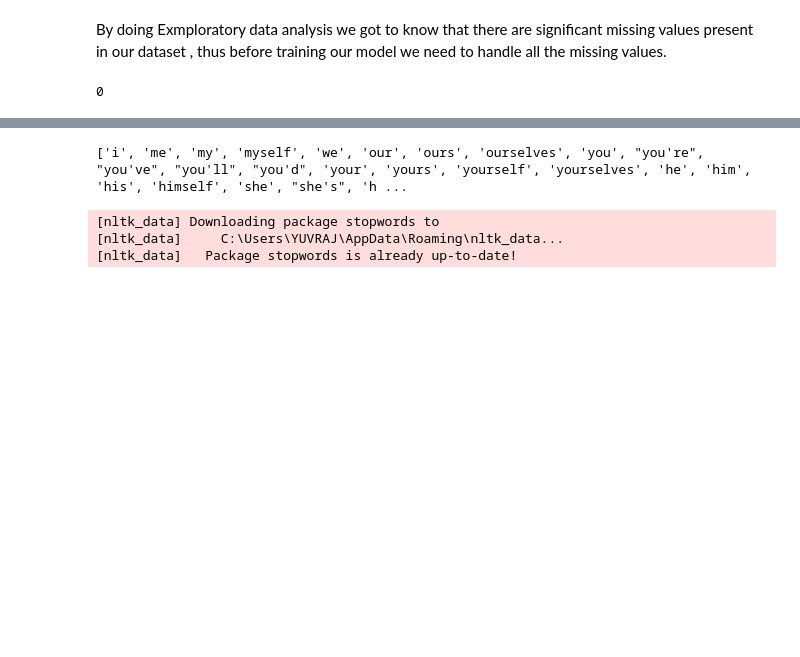
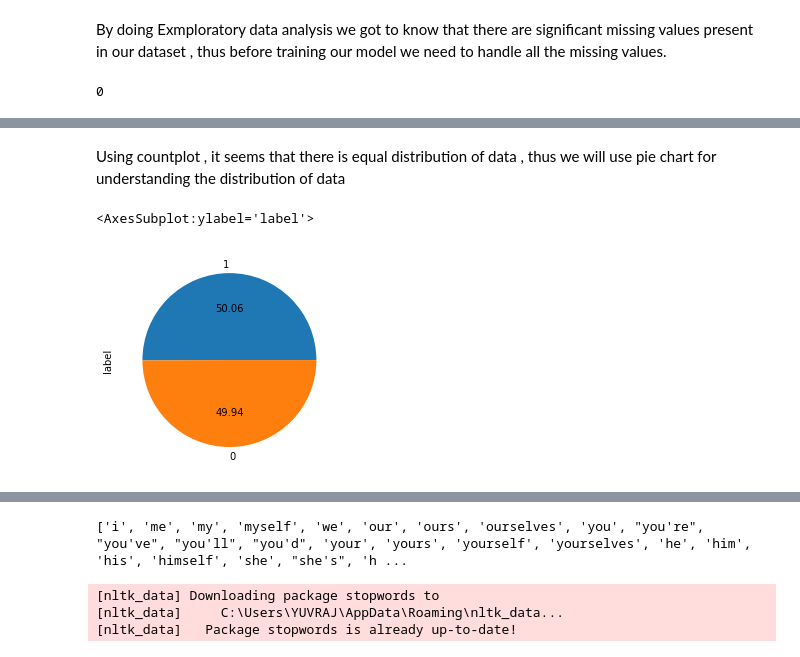
Before and after one commit to SinghYuvraj01/Fake-News-Detection, a Jupyter notebook: Code.ipynb, the cells around one changed output, grey strips where cells are left out. Saved outputs shown, nothing was run; the diff lists cells and outputs as text; code cells hidden in the pictures; blank space fills up the shorter version.

```diff
--- a/Code.ipynb
+++ b/Code.ipynb
@@ -85,0 +95,7 @@ data.duplicated().sum()
+# %% [markdown]
+Using countplot , it seems that there is equal distribution of data , thus we will use pie chart for understanding the distribution of data
+# %%
+data['label'].value_counts().plot(kind='pie', autopct='%.2f')
+# %% [output]
+<AxesSubplot:ylabel='label'>
+[figure, added]
```
Also changed, not shown: parts of 9 cells of this notebook.
